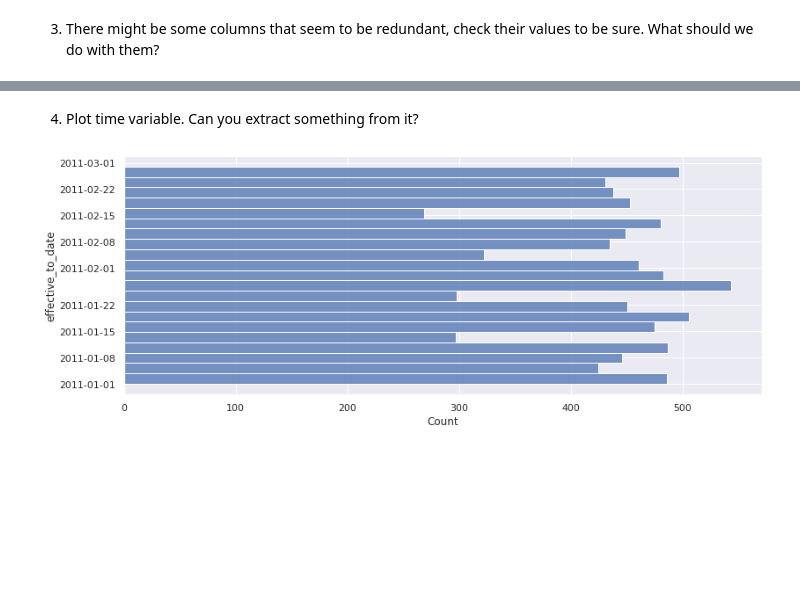
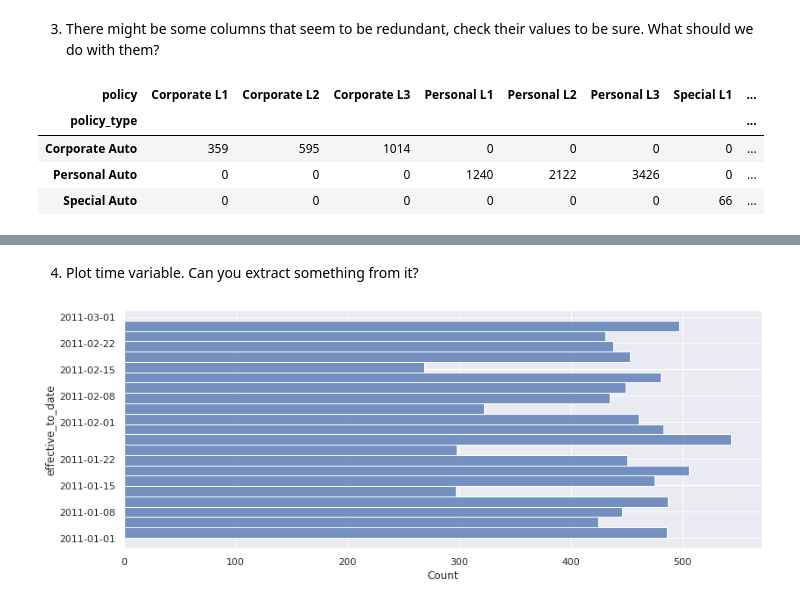
Before and after one commit to jordi-zaragoza/lab-feature-extraction, a Jupyter notebook: Exercise.ipynb, the cells around one changed output, grey strips where cells are left out. Drawn from its saved outputs; the diff is of its cells as text; code cells hidden in the pictures; blank space fills up the shorter version.

```diff
--- a/Exercise.ipynb
+++ b/Exercise.ipynb
@@ -69,0 +83,9 @@ for col in categorical_df_num.columns:
+# %%
+data_crosstab = pd.crosstab(categorical_df['policy_type'], categorical_df['policy'], margins = False)
+data_crosstab
+# %% [output]
+| policy | Corporate L1 | Corporate L2 | Corporate L3 | Personal L1 | Personal L2 | Personal L3 | Special L1 | ... |
+| policy_type |  |  |  |  |  |  |  | ... |
+| Corporate Auto | 359 | 595 | 1014 | 0 | 0 | 0 | 0 | ... |
+| Personal Auto | 0 | 0 | 0 | 1240 | 2122 | 3426 | 0 | ... |
+| Special Auto | 0 | 0 | 0 | 0 | 0 | 0 | 66 | ... |
```
Also changed, not shown: parts of 11 cells of this notebook.
